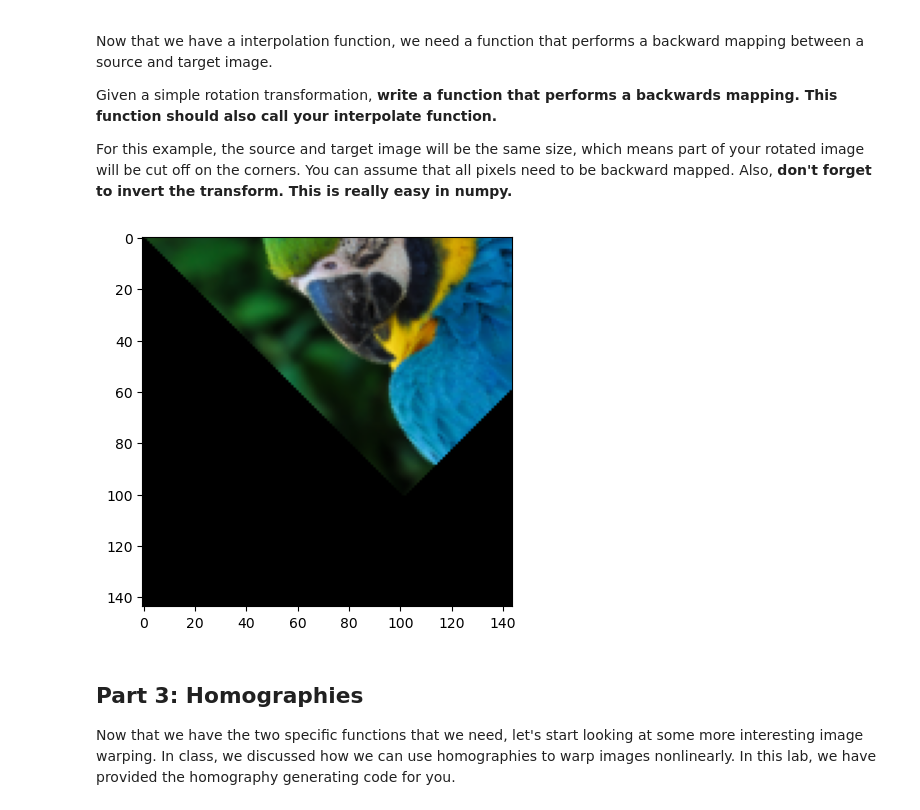
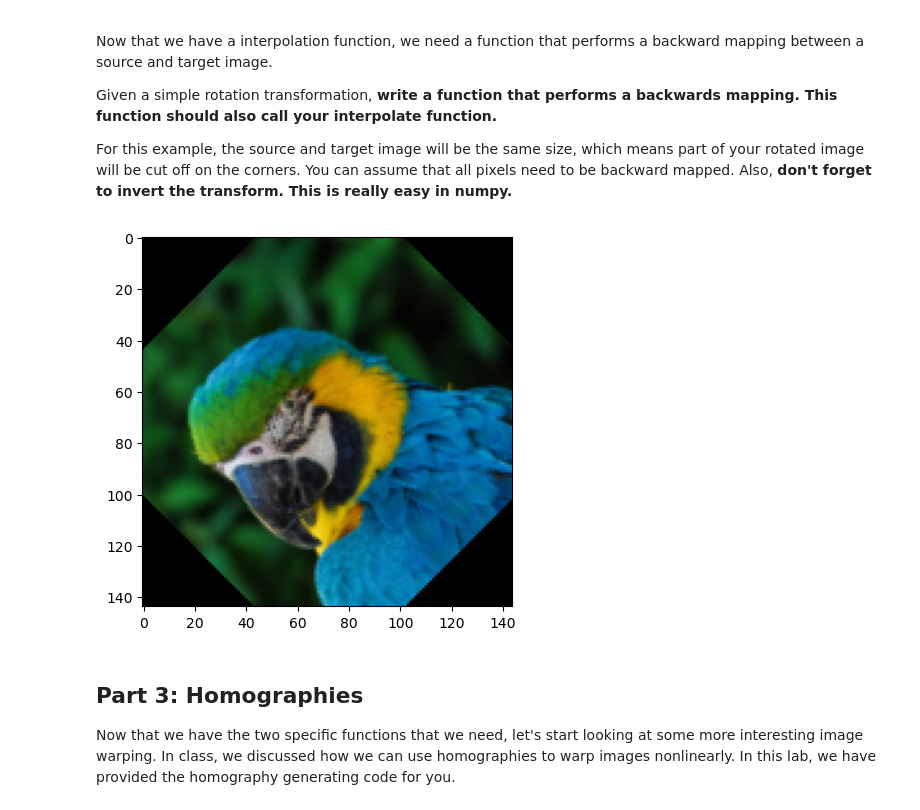
Before and after one commit to BensonP/School-Projects, a Jupyter notebook: CS355/Lab9/Lab9-ImageWarping.ipynb, the cells around one changed output. Drawn from its saved outputs; the diff is of its cells as text; code cells hidden in the pictures.

```diff
--- a/CS355/Lab9/Lab9-ImageWarping.ipynb
+++ b/CS355/Lab9/Lab9-ImageWarping.ipynb
@@ -60,40 +54,40 @@ Given a simple rotation transformation, **write a function that performs a backw
 For this example, the source and target image will be the same size, which means part of your rotated image will be cut off on the corners. You can assume that all pixels need to be backward mapped. Also, **don't forget to invert the transform. This is really easy in numpy.**
 # %%
 def backmap1(image, transform):
-
-    h,w,_ = image.shape
 
     result = np.zeros((h,w,3), dtype="uint8")
     invTransform = np.linalg.inv(transform)
 
 
-    for i in range(result.shape[0]):
-        for j in range(result.shape[1]):
+    for i in range(h):
+        for j in range(w):
 
-            currentPixel = np.matmul(invTransform,np.matrix([[i],[j],[0]]))
-            if currentPixel[0] < 143 and currentPixel[1] < 143 and currentPixel[0] > 0 and currentPixel[1] > 0:
+            currentPixel = np.matmul(invTransform,np.array([[i],[j],[1]]))
+            if currentPixel[0] < h-1 and currentPixel[1] < w-1 and currentPixel[0] > 0 and currentPixel[1] > 0:
                 newPixel = 255 * interpolate(image, currentPixel[0,0],currentPixel[1,0])
                 result[i,j] = newPixel.astype(np.uint8)
 
 
     #Your Code Here
 
     return result
 
 
 from math import sin,cos,pi
 
 filename = "test.png"
 im = plt.imread(filename)
 
-transform = np.matrix([[cos(45 * pi/180), -sin(45 * pi/180), w/2],[sin(45 * pi/180),cos(45 * pi/180),-h/5],[0,0,1]])
+h,w,_ = im.shape
+
+transform = np.array([[cos(45 * pi/180), -sin(45 * pi/180), w/2],[sin(45 * pi/180),cos(45 * pi/180),-h/5],[0,0,1]])
 
 result = backmap1(im,transform)
 
 plt.imshow(result,vmin=0)
 plt.show()
 # %% [output]
-[figure, old version]
+[figure, new version]
 # %% [markdown]
 ## Part 3: Homographies
 
```
Also changed, not shown: parts of 3 cells of this notebook.
